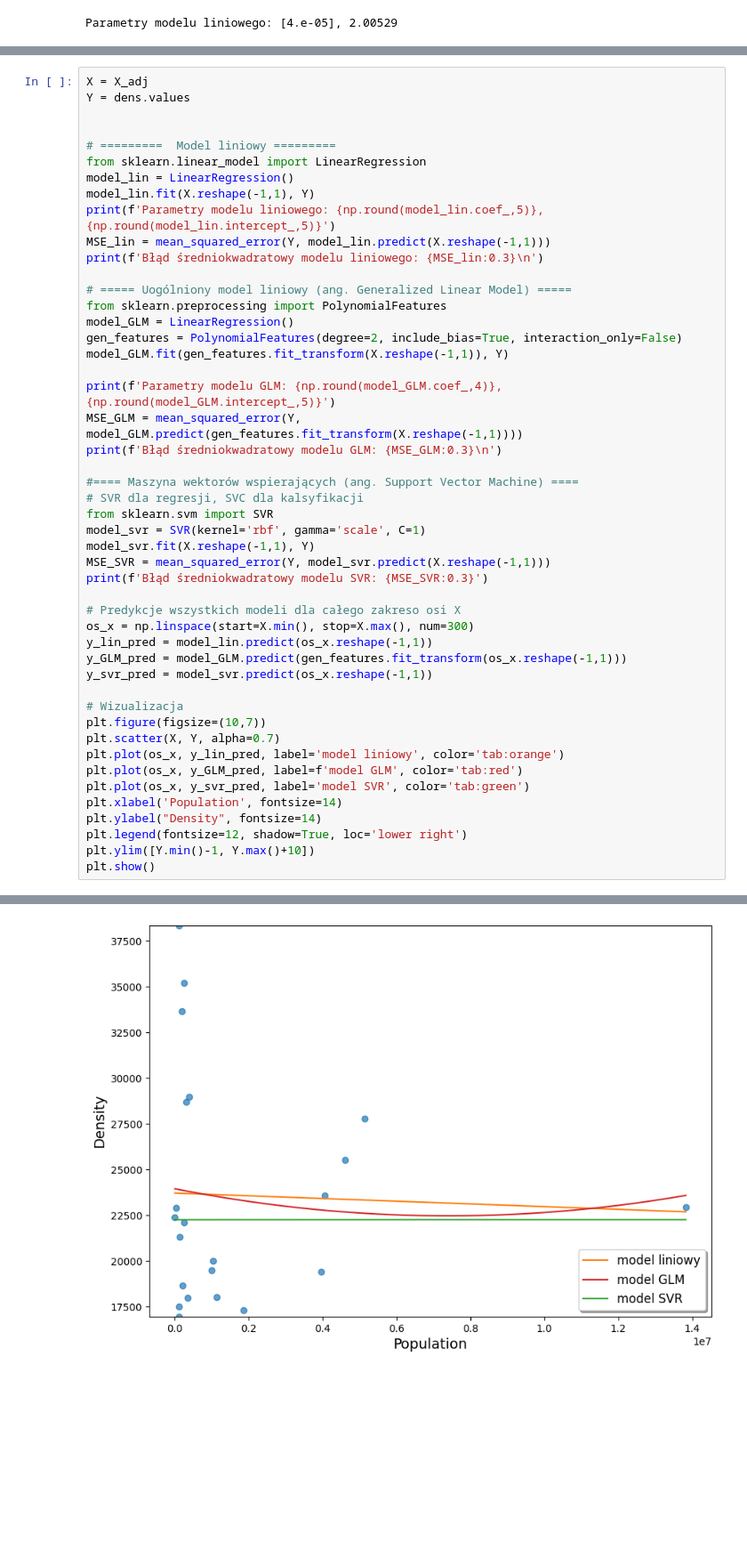
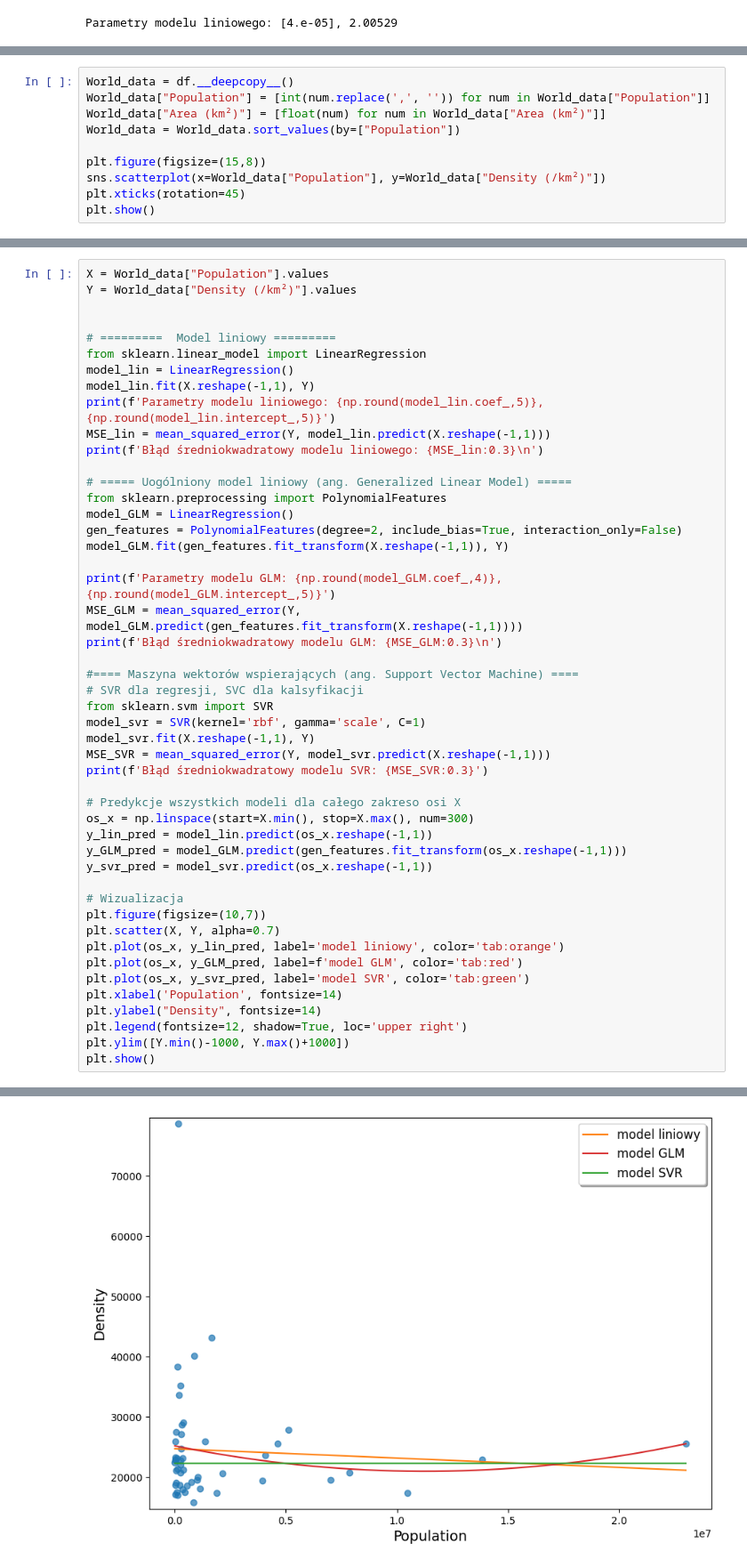
Before and after one commit to ShadowproofGamer/MSiD_lista_3, a Jupyter notebook: lista3.ipynb, the cells around one changed output, grey strips where cells are left out. Shown at 89% size. Cells and saved outputs as stored; diff of their text form; blank space fills up the shorter version.

```diff
--- a/lista3.ipynb
+++ b/lista3.ipynb
@@ -440,0 +567,10 @@ Błąd średniokwadratowy modelu SVR: 5.86e+03
+# %%
+World_data = df.__deepcopy__()
+World_data["Population"] = [int(num.replace(',', '')) for num in World_data["Population"]]
+World_data["Area (km²)"] = [float(num) for num in World_data["Area (km²)"]]
+World_data = World_data.sort_values(by=["Population"])
+
+plt.figure(figsize=(15,8))
+sns.scatterplot(x=World_data["Population"], y=World_data["Density (/km²)"])
+plt.xticks(rotation=45)
+plt.show()
@@ -441,6 +644,6 @@ Błąd średniokwadratowy modelu SVR: 5.86e+03
 # %%
-X = X_adj
-Y = dens.values
+X = World_data["Population"].values
+Y = World_data["Density (/km²)"].values
 
 
 # =========  Model liniowy =========
@@ -483,7 +686,7 @@ plt.plot(os_x, y_GLM_pred, label=f'model GLM', color='tab:red')
 plt.plot(os_x, y_svr_pred, label='model SVR', color='tab:green')
 plt.xlabel('Population', fontsize=14)
 plt.ylabel("Density", fontsize=14)
-plt.legend(fontsize=12, shadow=True, loc='lower right')
-plt.ylim([Y.min()-1, Y.max()+10])
+plt.legend(fontsize=12, shadow=True, loc='upper right')
+plt.ylim([Y.min()-1000, Y.max()+1000])
 plt.show()
 # %% [output]
@@ -497 +700 @@ Błąd średniokwadratowy modelu SVR: 3.79e+07
-[figure, old version]
+[figure, new version]
```
Also changed, not shown: parts of 13 cells of this notebook.
